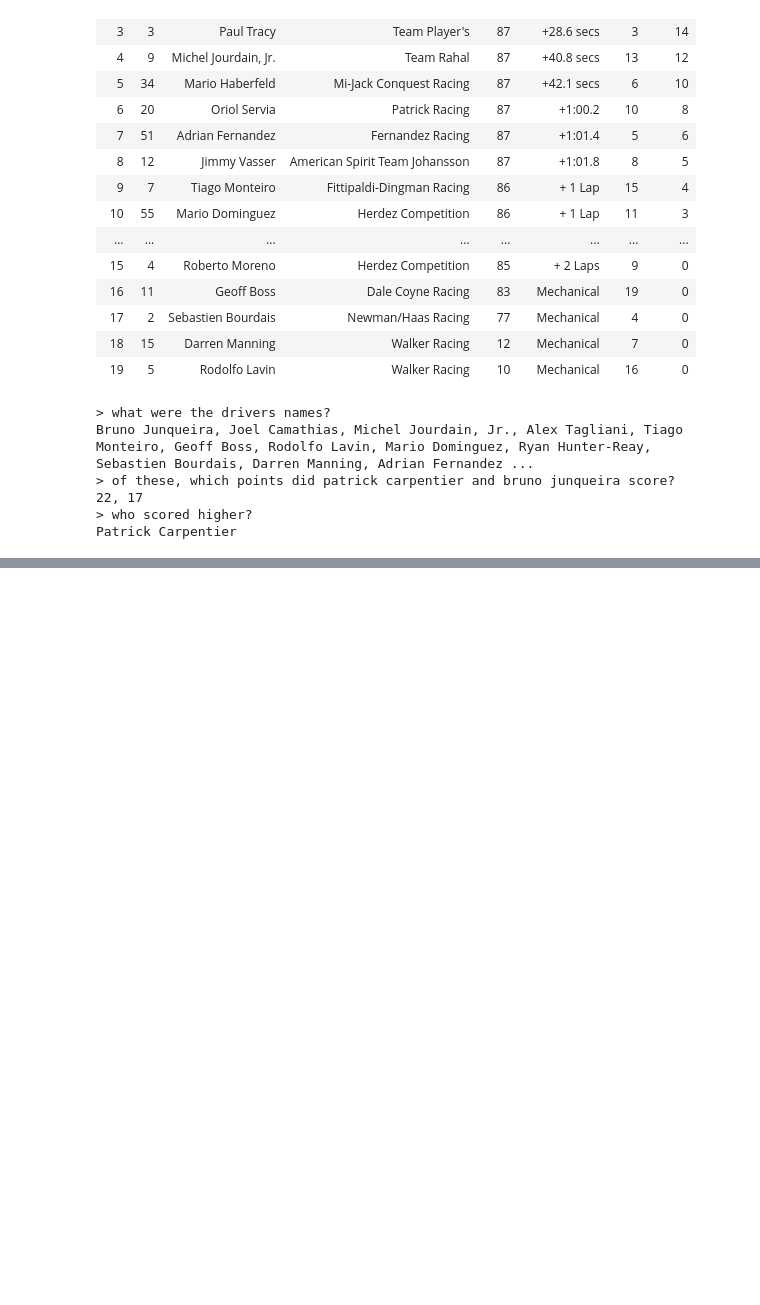
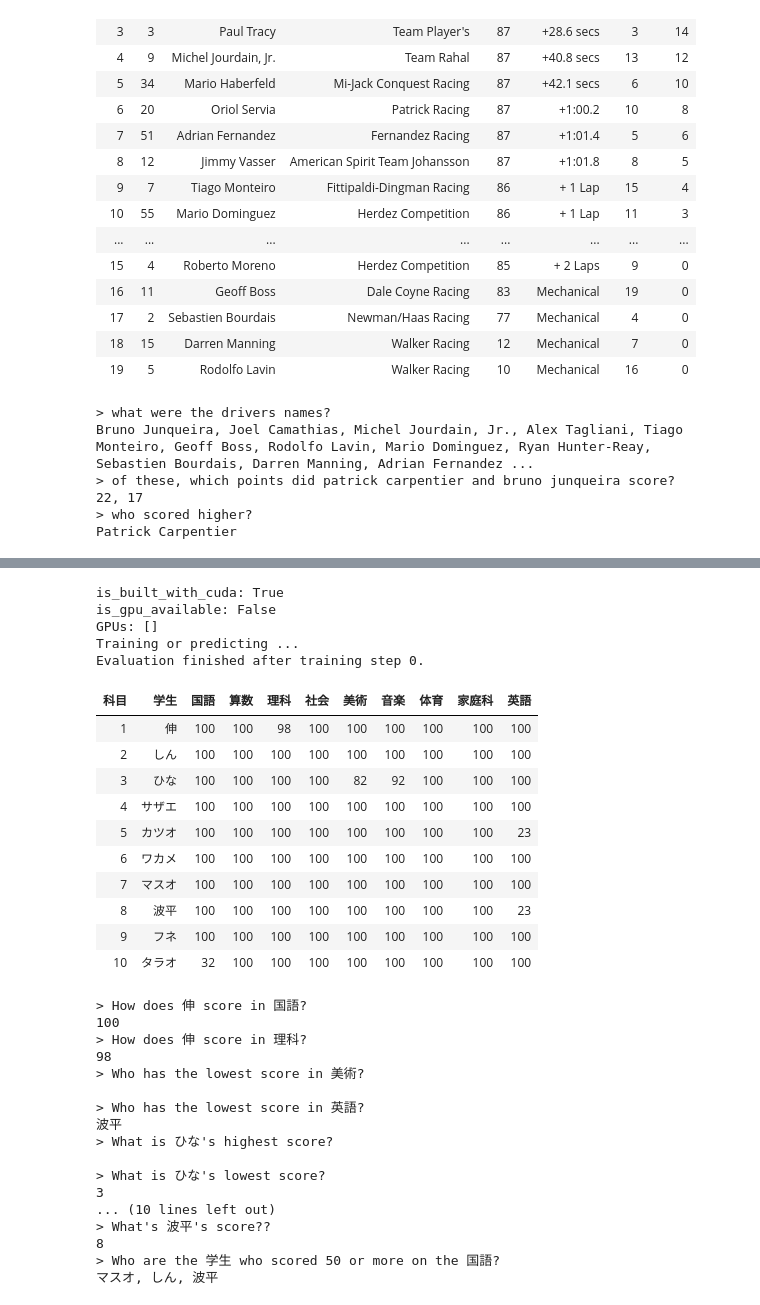
Before and after one commit to takky0330/NLP, a Jupyter notebook: TableParser.ipynb, the cells around one changed output, grey strips where cells are left out. Saved outputs shown, nothing was run; the diff lists cells and outputs as text; code cells hidden in the pictures; blank space fills up the shorter version.

```diff
--- a/TableParser.ipynb
+++ b/TableParser.ipynb
@@ -308,0 +492,61 @@ Walker Racing
+# %%
+result = predict("""
+科目 | 学生              | 国語       | 算数          | 理科    | 社会         | 美術 | 音楽   | 体育              | 家庭科       | 英語
+1   | 伸            | 100      | 100          | 　98    | 100          | 100 | 100  | 100               | 100         | 100
+2   | しん       | 100      | 100          | 100    | 100          | 100 | 100  | 100               | 100         | 100
+3   | ひな          | 100      | 100          | 100    | 100          |   82 |  92  | 100               | 100         | 100
+4   | サザエ       | 100      | 100          | 100    | 100          | 100 | 100  | 100               | 100         | 100
+5   | カツオ         | 100      | 100          | 100    | 100          | 100 | 100  | 100               | 100         |   23
+6   | ワカメ         | 100      | 100          | 100    | 100          | 100 | 100  | 100               | 100         | 100
+7   | マスオ      | 100      | 100          | 100    | 100          | 100 | 100  | 100               | 100         | 100
+8   | 波平         | 100      | 100          | 100    | 100          | 100 | 100  | 100               | 100         |  23
+9   | フネ         | 100      | 100          | 100    | 100          | 100 | 100  | 100               | 100         | 100
+10  | タラオ     | 　　32      | 100          | 100    | 100          | 100 | 100  | 100               | 100         | 100
+""", [ "How does 伸 score in 国語?",
+      "How does 伸 score in 理科?",
+      "Who has the lowest score in 美術?",
+      "Who has the lowest score in 英語?",
+      "What is ひな's highest score?",
+      "What is ひな's lowest score?",
+      "How does 波平's score in 英語?",
+      "How does タラオ score in 国語?",
+      "Who are the 学生?",
+      "What 学生 doesn't score 100 in 理科?",
+      "What about 学生 who scored a 100 in 国語?",
+      "What's 波平's score??",
+      "Who are the 学生 who scored 50 or more on the 国語?",
+      ])
+# %% [output]
+is_built_with_cuda: True
+is_gpu_available: False
+GPUs: []
+Training or predicting ...
+Evaluation finished after training step 0.
+| 科目 | 学生 | 国語 | 算数 | 理科 | 社会 | 美術 | 音楽 | 体育 | 家庭科 | 英語 |
+| 1 | 伸 | 100 | 100 | 98 | 100 | 100 | 100 | 100 | 100 | 100 |
+| 2 | しん | 100 | 100 | 100 | 100 | 100 | 100 | 100 | 100 | 100 |
+| 3 | ひな | 100 | 100 | 100 | 100 | 82 | 92 | 100 | 100 | 100 |
+| 4 | サザエ | 100 | 100 | 100 | 100 | 100 | 100 | 100 | 100 | 100 |
+| 5 | カツオ | 100 | 100 | 100 | 100 | 100 | 100 | 100 | 100 | 23 |
+| 6 | ワカメ | 100 | 100 | 100 | 100 | 100 | 100 | 100 | 100 | 100 |
+| 7 | マスオ | 100 | 100 | 100 | 100 | 100 | 100 | 100 | 100 | 100 |
+| 8 | 波平 | 100 | 100 | 100 | 100 | 100 | 100 | 100 | 100 | 23 |
+| 9 | フネ | 100 | 100 | 100 | 100 | 100 | 100 | 100 | 100 | 100 |
+| 10 | タラオ | 32 | 100 | 100 | 100 | 100 | 100 | 100 | 100 | 100 |
+> How does 伸 score in 国語?
+100
+> How does 伸 score in 理科?
+98
+> Who has the lowest score in 美術?
+
+> Who has the lowest score in 英語?
+波平
+> What is ひな's highest score?
+
+> What is ひな's lowest score?
+3
+... (10 lines left out)
+> What's 波平's score??
+8
+> Who are the 学生 who scored 50 or more on the 国語?
+マスオ, しん, 波平
```
Also changed, not shown: parts of 7 cells of this notebook.
